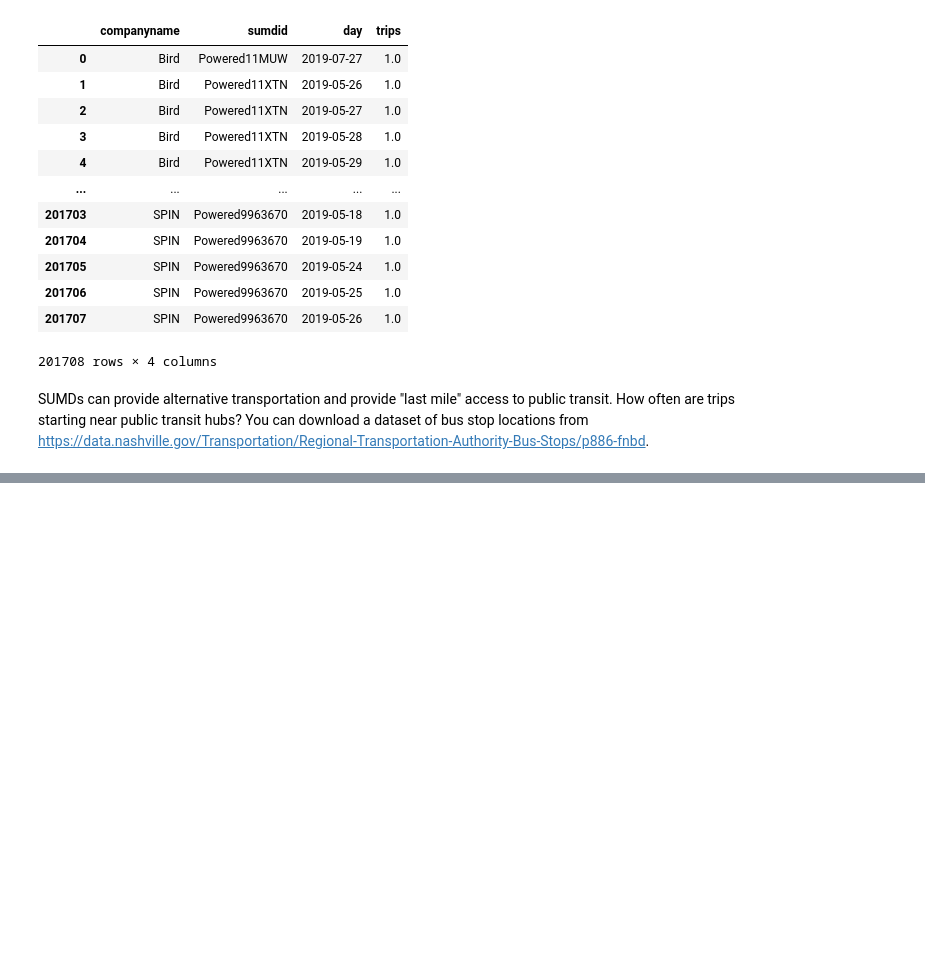
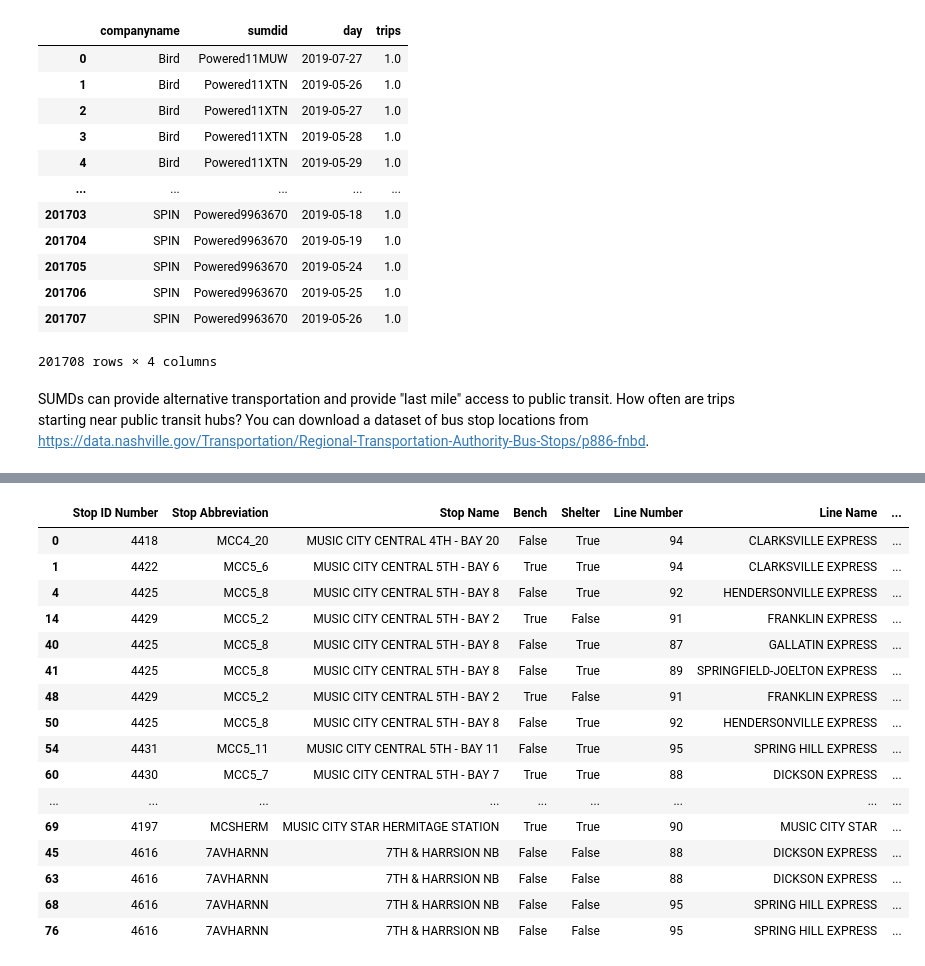
Before and after one commit to elisianguyen/nashville_scooters, a Jupyter notebook: notebooks/scooters_project.ipynb, the cells around one changed output, grey strips where cells are left out. Drawn from its saved outputs; the diff is of its cells as text; code cells hidden in the pictures; blank space fills up the shorter version.

```diff
--- a/notebooks/scooters_project.ipynb
+++ b/notebooks/scooters_project.ipynb
@@ -541,0 +636,22 @@ SUMDs can provide alternative transportation and provide "last mile" access to p
+# %%
+# Spatially join both gdfs - inner join
+scooters_zip = gpd.sjoin(bus_gdf, zipcodes, predicate='within')
+scooters_zip
+# %% [output]
+|  | Stop ID Number | Stop Abbreviation | Stop Name | Bench | Shelter | Line Number | Line Name | ... |
+| 0 | 4418 | MCC4_20 | MUSIC CITY CENTRAL 4TH - BAY 20 | False | True | 94 | CLARKSVILLE EXPRESS | ... |
+| 1 | 4422 | MCC5_6 | MUSIC CITY CENTRAL 5TH - BAY 6 | True | True | 94 | CLARKSVILLE EXPRESS | ... |
+| 4 | 4425 | MCC5_8 | MUSIC CITY CENTRAL 5TH - BAY 8 | False | True | 92 | HENDERSONVILLE EXPRESS | ... |
+| 14 | 4429 | MCC5_2 | MUSIC CITY CENTRAL 5TH - BAY 2 | True | False | 91 | FRANKLIN EXPRESS | ... |
+| 40 | 4425 | MCC5_8 | MUSIC CITY CENTRAL 5TH - BAY 8 | False | True | 87 | GALLATIN EXPRESS | ... |
+| 41 | 4425 | MCC5_8 | MUSIC CITY CENTRAL 5TH - BAY 8 | False | True | 89 | SPRINGFIELD-JOELTON EXPRESS | ... |
+| 48 | 4429 | MCC5_2 | MUSIC CITY CENTRAL 5TH - BAY 2 | True | False | 91 | FRANKLIN EXPRESS | ... |
+| 50 | 4425 | MCC5_8 | MUSIC CITY CENTRAL 5TH - BAY 8 | False | True | 92 | HENDERSONVILLE EXPRESS | ... |
+| 54 | 4431 | MCC5_11 | MUSIC CITY CENTRAL 5TH - BAY 11 | False | True | 95 | SPRING HILL EXPRESS | ... |
+| 60 | 4430 | MCC5_7 | MUSIC CITY CENTRAL 5TH - BAY 7 | True | True | 88 | DICKSON EXPRESS | ... |
+| ... | ... | ... | ... | ... | ... | ... | ... | ... |
+| 69 | 4197 | MCSHERM | MUSIC CITY STAR HERMITAGE STATION | True | True | 90 | MUSIC CITY STAR | ... |
+| 45 | 4616 | 7AVHARNN | 7TH & HARRSION NB | False | False | 88 | DICKSON EXPRESS | ... |
+| 63 | 4616 | 7AVHARNN | 7TH & HARRSION NB | False | False | 88 | DICKSON EXPRESS | ... |
+| 68 | 4616 | 7AVHARNN | 7TH & HARRSION NB | False | False | 95 | SPRING HILL EXPRESS | ... |
+| 76 | 4616 | 7AVHARNN | 7TH & HARRSION NB | False | False | 95 | SPRING HILL EXPRESS | ... |
```
Also changed, not shown: parts of 10 cells of this notebook.
